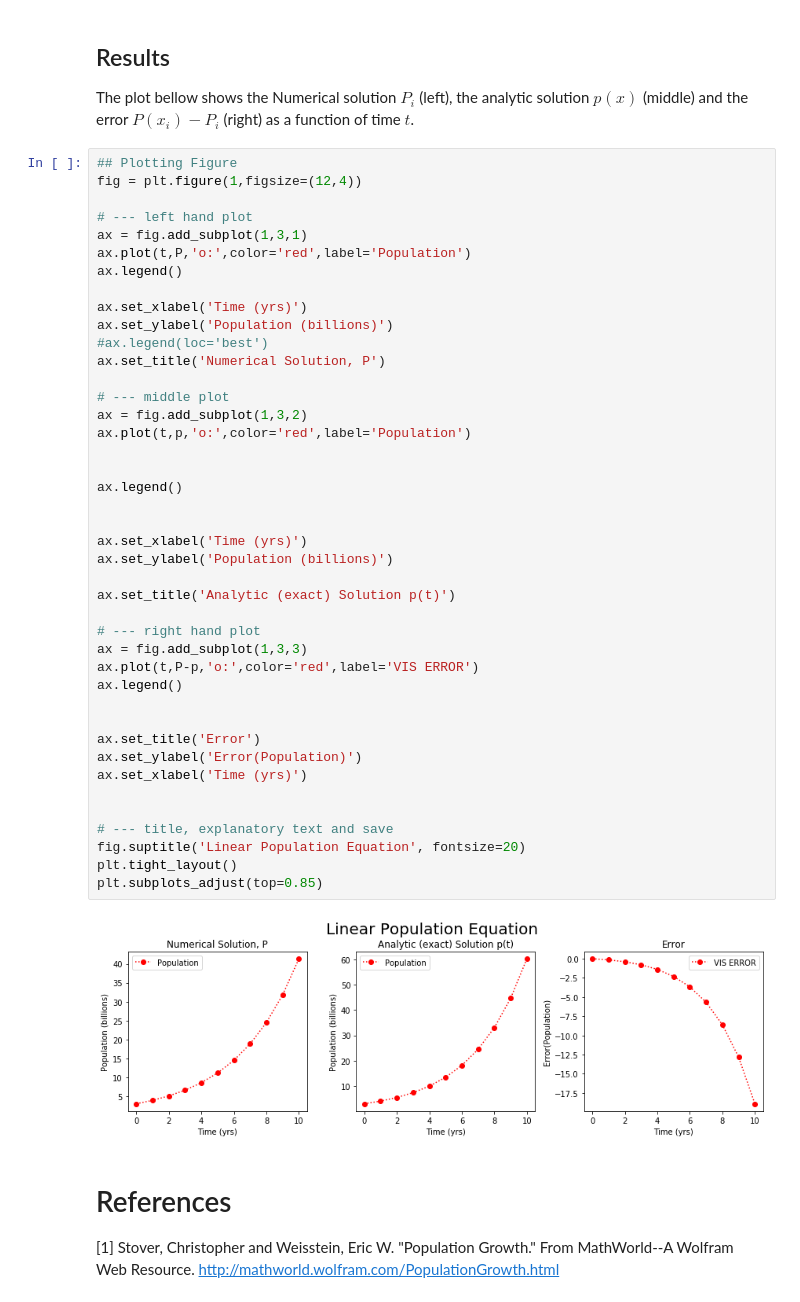
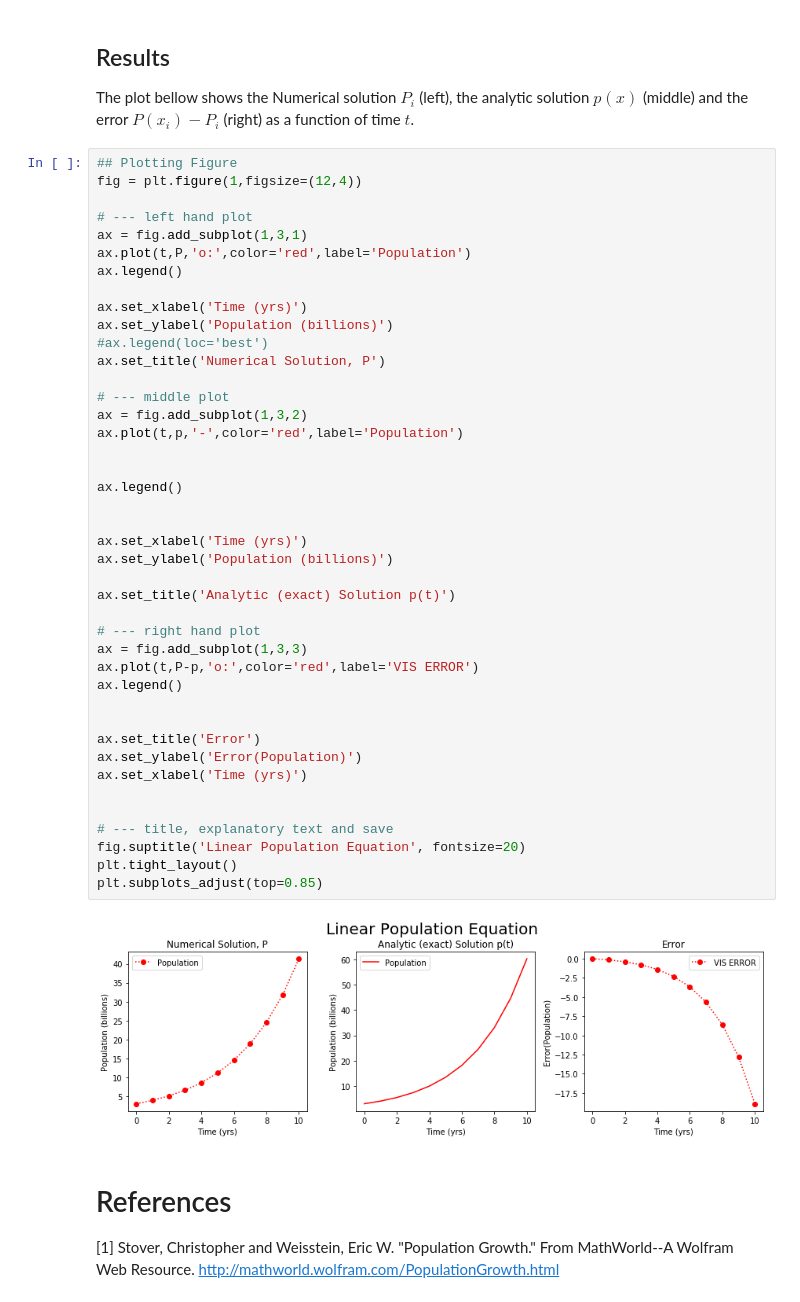
Before and after one commit to john-s-butler-dit/CaseStudy_PredatorPrey, a Jupyter notebook: Exponential Growth .ipynb, the cells around one changed output. Cells and saved outputs as stored; diff of their text form.

```diff
--- a/Exponential Growth .ipynb
+++ b/Exponential Growth .ipynb
@@ -77,35 +77,35 @@ ax.set_ylabel('Population (billions)')
 ax.set_title('Numerical Solution, P')
 
 # --- middle plot
 ax = fig.add_subplot(1,3,2)
-ax.plot(t,p,'o:',color='red',label='Population')
+ax.plot(t,p,'-',color='red',label='Population')
 
 
 ax.legend()
 
 
 ax.set_xlabel('Time (yrs)')
 ax.set_ylabel('Population (billions)')
 
 ax.set_title('Analytic (exact) Solution p(t)')
 
 # --- right hand plot
 ax = fig.add_subplot(1,3,3)
 ax.plot(t,P-p,'o:',color='red',label='VIS ERROR')
 ax.legend()
 
 
 ax.set_title('Error')
 ax.set_ylabel('Error(Population)')
 ax.set_xlabel('Time (yrs)')
 
 
 # --- title, explanatory text and save
 fig.suptitle('Linear Population Equation', fontsize=20)
 plt.tight_layout()
 plt.subplots_adjust(top=0.85)
 # %% [output]
-[figure, old version]
+[figure, new version]
 # %% [markdown]
 # References
 
```
Also changed, not shown: parts of 7 cells of this notebook, 2 other files.
